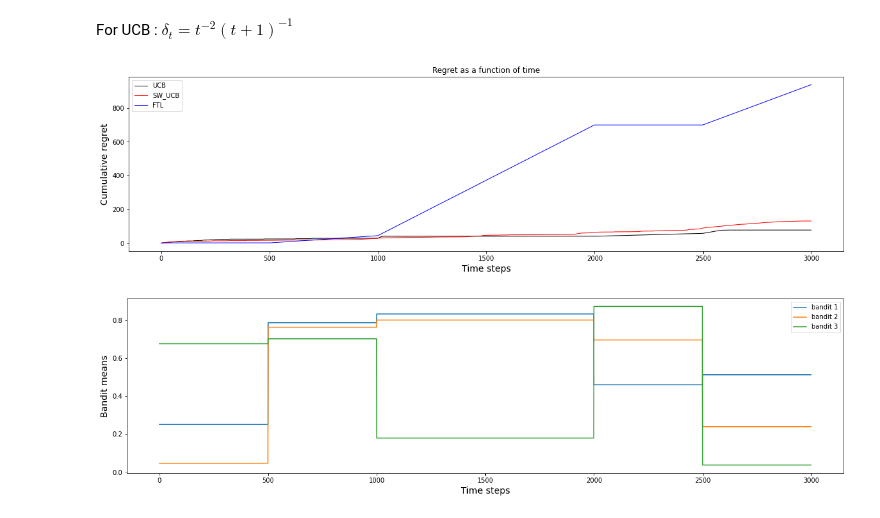
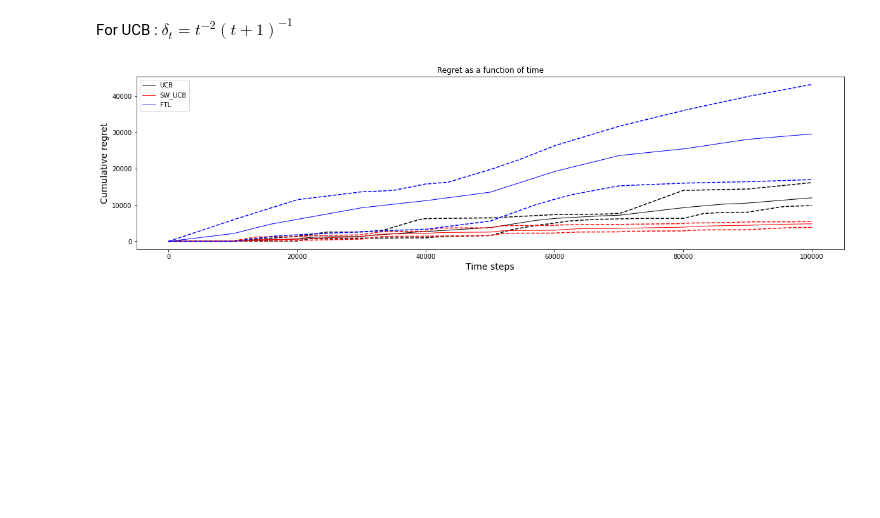
Before and after one commit to Mustapha-AJEGHRIR/RL_course, a Jupyter notebook: project/Routine_to_non_Stationary_Bandits.ipynb, the cells around one changed output. Drawn from its saved outputs; the diff is of its cells as text; code cells hidden in the pictures; blank space fills up the shorter version.

```diff
--- a/project/Routine_to_non_Stationary_Bandits.ipynb
+++ b/project/Routine_to_non_Stationary_Bandits.ipynb
@@ -110,33 +109,39 @@ FTLregret = FTLbandit.cumulativeRegret()
 # %%
 # Visualize results (on one run)
 
 # Histogram of the number of arms selections
 # plt.figure(figsize=(20,5))
 # plt.clf()
 # plt.xlabel("Arms", fontsize=14)
 # plt.ylabel("Number of arms selections", fontsize=14)
 # plt.hist(selections, max(selections) + 1)
 # plt.title("Number of selections of each arm", fontsize=14)
 # plt.savefig('./Figure/test'+ learner.name() + '.pdf')
 
 # Cumulative regret as a function of time
 plt.figure(2, figsize=(20,5))
 plt.clf()
 plt.xlabel("Time steps", fontsize=14)
 plt.ylabel("Cumulative regret", fontsize=14)
 plt.title("Regret as a function of time")
-plt.plot(range(timeHorizon), UCBregret, 'black', linewidth=1, label=UCBlearner.name())
-plt.plot(range(timeHorizon), SW_UCBregret, 'r', linewidth=1, label=SW_UCBlearner.name())
-plt.plot(range(timeHorizon), FTLregret, 'b', linewidth=1, label=FTLlearner.name())
+
+
+plt.plot(tsave, np.mean(UCBregret, axis=0), 'black', linewidth=1, label=UCBlearner.name())
+plt.plot(tsave, np.quantile(UCBregret, 0.95, 0), tsave, np.quantile(UCBregret,0.05,0), linestyle="dashed", color="black")
+
+plt.plot(tsave, np.mean(SW_UCBregret, axis=0), 'r', linewidth=1, label=SW_UCBlearner.name())
+plt.plot(tsave, np.quantile(SW_UCBregret, 0.95, 0), tsave, np.quantile(SW_UCBregret,0.05,0), linestyle="dashed", color="r")
+
+plt.plot(tsave, np.mean(FTLregret, axis=0), 'b', linewidth=1, label=FTLlearner.name())
+plt.plot(tsave, np.quantile(FTLregret, 0.95, 0), tsave, np.quantile(FTLregret,0.05,0), linestyle="dashed", color="b")
 plt.legend()
 plt.show()
 
-plt.figure(figsize=(20,5))
-plt.plot(bandit.historical_means)
-plt.legend(['bandit ' + str(i+1) for i in range(nbArms)])
-plt.xlabel("Time steps", fontsize=14)
-plt.ylabel("Bandit means", fontsize=14)
-plt.show()
+# plt.figure(figsize=(20,5))
+# plt.plot(bandit.historical_means)
+# plt.legend(['bandit ' + str(i+1) for i in range(nbArms)])
+# plt.xlabel("Time steps", fontsize=14)
+# plt.ylabel("Bandit means", fontsize=14)
+# plt.show()
 # %% [output]
-[figure, old version]
+[figure, new version]
-[figure, removed]
```
Also changed, not shown: parts of 1 cell of this notebook, 1 other file.
